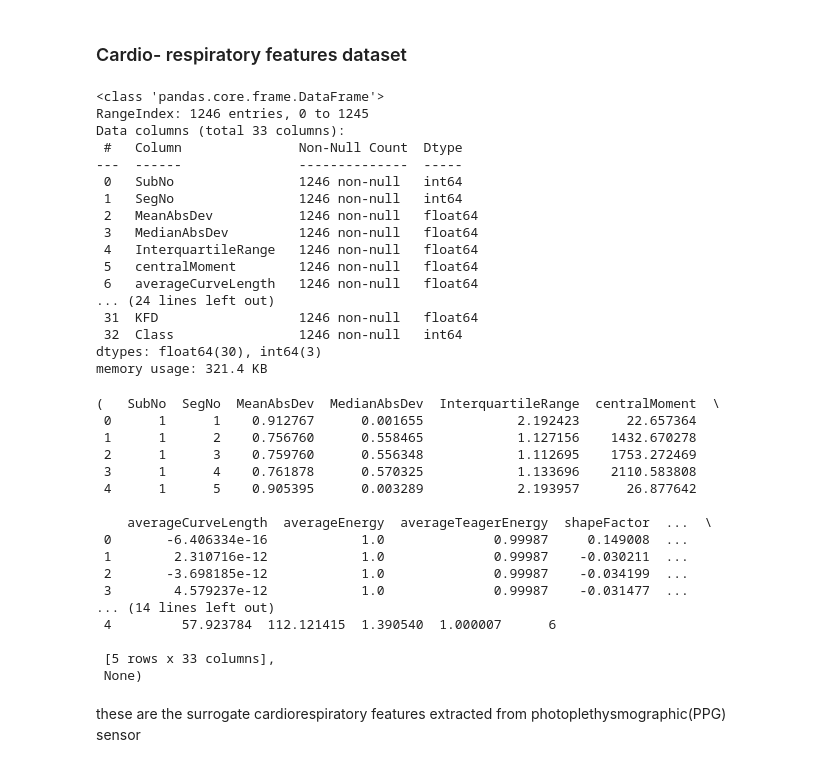
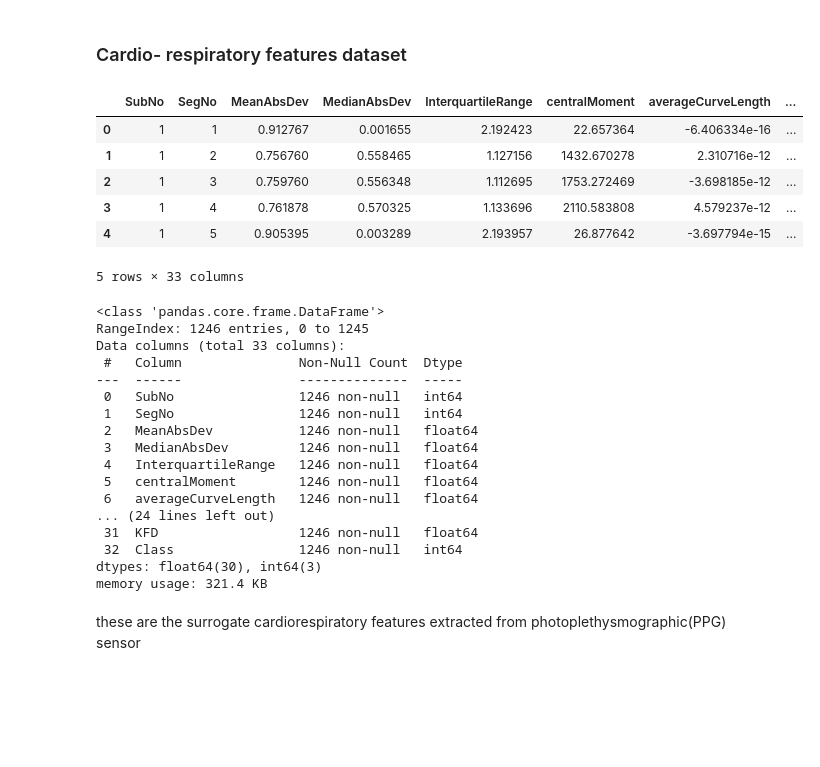
Before and after one commit to Redback-Operations/redback-senior-tech, a Jupyter notebook: data_science/sleep_disorder_prediction/all_feature_sleep_pattern_analysis/sleep_analysis_phase_1.ipynb, the cells around one changed output. Cells and saved outputs as stored; diff of their text form; code cells hidden in the pictures; blank space fills up the shorter version.

```diff
--- a/data_science/sleep_disorder_prediction/all_feature_sleep_pattern_analysis/sleep_analysis_phase_1.ipynb
+++ b/data_science/sleep_disorder_prediction/all_feature_sleep_pattern_analysis/sleep_analysis_phase_1.ipynb
@@ -62,42 +53,33 @@ these are the statistical features which are extracted from photoplethysmographi
 # %%
 CARDIO_RESPIRATORY_FEATURES = pd.read_excel("C:/Users/chspr/Downloads/SleepStagingCardioRespiratoryFeatures.xlsx")
 
-CARDIO_RESPIRATORY_FEATURES.head(), CARDIO_RESPIRATORY_FEATURES.info()
+display(CARDIO_RESPIRATORY_FEATURES.head())
+CARDIO_RESPIRATORY_FEATURES.info()
 # %% [output]
+|  | SubNo | SegNo | MeanAbsDev | MedianAbsDev | InterquartileRange | centralMoment | averageCurveLength | ... |
+| 0 | 1 | 1 | 0.912767 | 0.001655 | 2.192423 | 22.657364 | -6.406334e-16 | ... |
+| 1 | 1 | 2 | 0.756760 | 0.558465 | 1.127156 | 1432.670278 | 2.310716e-12 | ... |
+| 2 | 1 | 3 | 0.759760 | 0.556348 | 1.112695 | 1753.272469 | -3.698185e-12 | ... |
+| 3 | 1 | 4 | 0.761878 | 0.570325 | 1.133696 | 2110.583808 | 4.579237e-12 | ... |
+| 4 | 1 | 5 | 0.905395 | 0.003289 | 2.193957 | 26.877642 | -3.697794e-15 | ... |
-<class 'pandas.core.frame.DataFrame'>
-RangeIndex: 1246 entries, 0 to 1245
-Data columns (total 33 columns):
- #   Column               Non-Null Count  Dtype
----  ------               --------------  -----
- 0   SubNo                1246 non-null   int64
- 1   SegNo                1246 non-null   int64
- 2   MeanAbsDev           1246 non-null   float64
- 3   MedianAbsDev         1246 non-null   float64
- 4   InterquartileRange   1246 non-null   float64
- 5   centralMoment        1246 non-null   float64
- 6   averageCurveLength   1246 non-null   float64
-... (24 lines left out)
- 31  KFD                  1246 non-null   float64
- 32  Class                1246 non-null   int64
-dtypes: float64(30), int64(3)
-memory usage: 321.4 KB
+5 rows × 33 columns
-(   SubNo  SegNo  MeanAbsDev  MedianAbsDev  InterquartileRange  centralMoment  \
- 0      1      1    0.912767      0.001655            2.192423      22.657364
- 1      1      2    0.756760      0.558465            1.127156    1432.670278
- 2      1      3    0.759760      0.556348            1.112695    1753.272469
- 3      1      4    0.761878      0.570325            1.133696    2110.583808
- 4      1      5    0.905395      0.003289            2.193957      26.877642
-
-    averageCurveLength  averageEnergy  averageTeagerEnergy  shapeFactor  ...  \
- 0       -6.406334e-16            1.0              0.99987     0.149008  ...
- 1        2.310716e-12            1.0              0.99987    -0.030211  ...
- 2       -3.698185e-12            1.0              0.99987    -0.034199  ...
- 3        4.579237e-12            1.0              0.99987    -0.031477  ...
-... (14 lines left out)
- 4         57.923784  112.121415  1.390540  1.000007      6
-
- [5 rows x 33 columns],
- None)
+<class 'pandas.core.frame.DataFrame'>
+RangeIndex: 1246 entries, 0 to 1245
+Data columns (total 33 columns):
+ #   Column               Non-Null Count  Dtype
+---  ------               --------------  -----
+ 0   SubNo                1246 non-null   int64
+ 1   SegNo                1246 non-null   int64
+ 2   MeanAbsDev           1246 non-null   float64
+ 3   MedianAbsDev         1246 non-null   float64
+ 4   InterquartileRange   1246 non-null   float64
+ 5   centralMoment        1246 non-null   float64
+ 6   averageCurveLength   1246 non-null   float64
+... (24 lines left out)
+ 31  KFD                  1246 non-null   float64
+ 32  Class                1246 non-null   int64
+dtypes: float64(30), int64(3)
+memory usage: 321.4 KB
 # %% [markdown]
 these are the surrogate cardiorespiratory features extracted from photoplethysmographic(PPG) sensor
 # %% [markdown]
```
Also changed, not shown: parts of 16 cells of this notebook.
